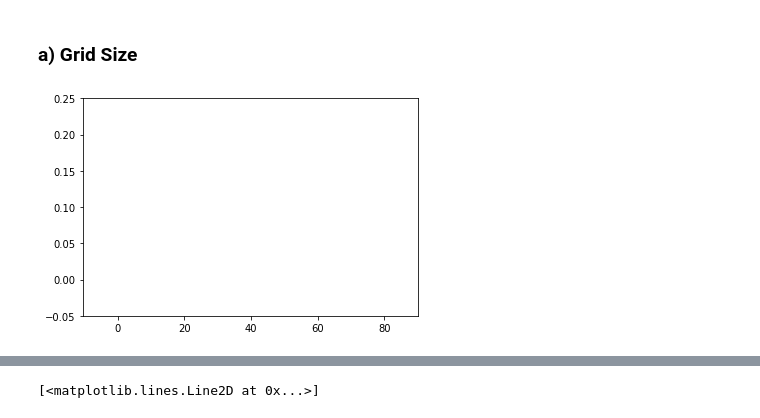
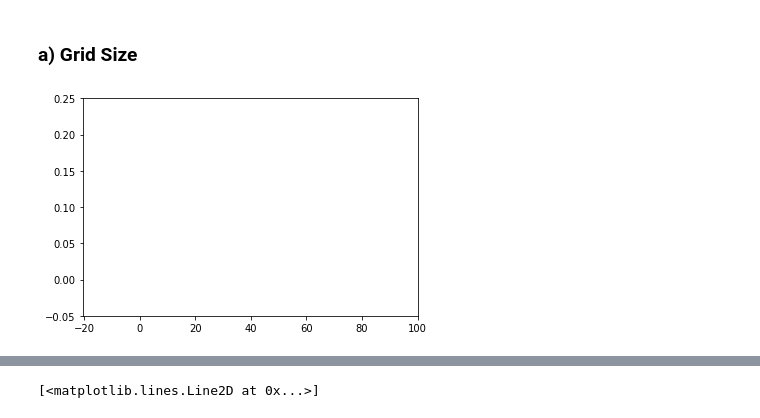
Before and after one commit to Reyna-RT/MEK9320, a Jupyter notebook: Second Assignment results.ipynb, the cells around one changed output, grey strips where cells are left out. Cells and saved outputs as stored; diff of their text form; code cells hidden in the pictures.

```diff
--- a/Second Assignment results.ipynb
+++ b/Second Assignment results.ipynb
@@ -304,12 +324,12 @@ plt.plot(a[0],a[1])
 # %%
 fig, ax = plt.subplots()
 
-ax.set_xlim(( -10.5, 90))
+ax.set_xlim(( -20.5, 100))
 ax.set_ylim((-0.05, 0.25))
 
 line, = ax.plot([], [], lw=2)
 # %% [output]
-[figure, old version]
+[figure, new version]
 # %%
 def animate(i):
     num = str(i)
```
Also changed, not shown: parts of 6 cells of this notebook.
